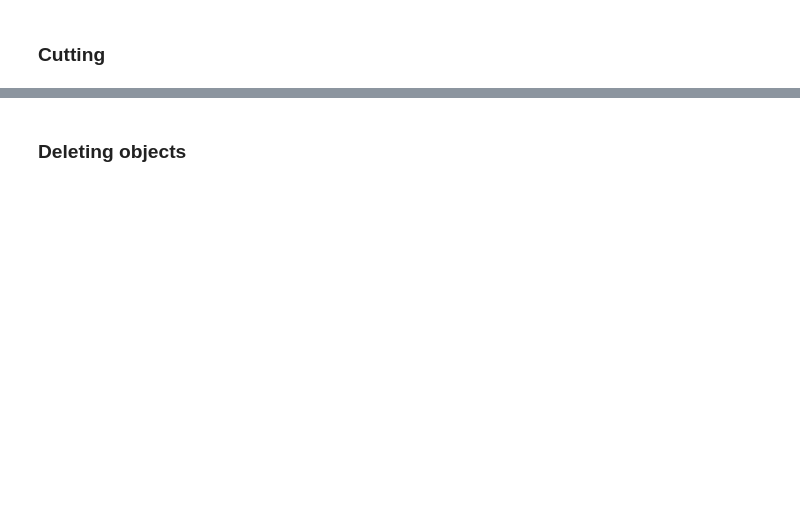
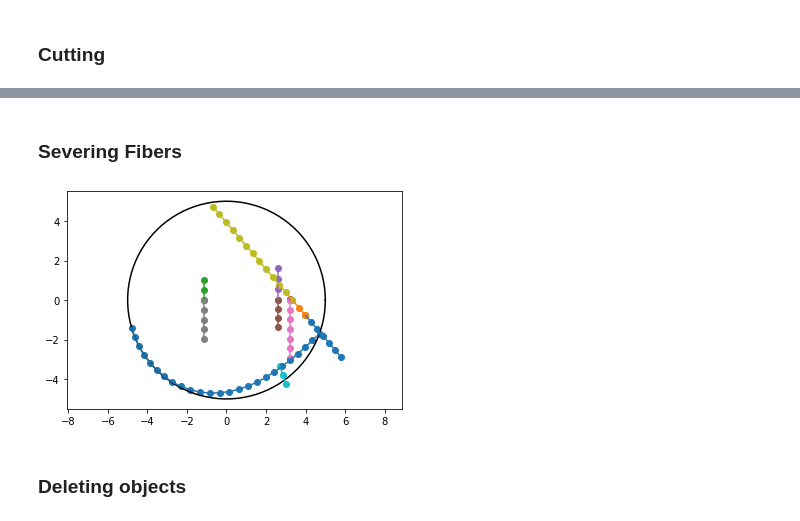
Before and after one commit to andresbonil/cytosim, a Jupyter notebook: cythosim_objects.ipynb, the cells around one changed output, grey strips where cells are left out. Saved outputs shown, nothing was run; the diff lists cells and outputs as text; code cells hidden in the pictures; blank space fills up the shorter version.

```diff
--- a/cythosim_objects.ipynb
+++ b/cythosim_objects.ipynb
@@ -117,3 +116,12 @@ Now 10 fibers
+# %% [markdown]
+### Severing Fibers
+# %%
+fibers = sim.fibers
+frag = fibers[0].severP(1.0)
+fibers.add(frag)
+plot_sim(sim)
+# %% [output]
+[figure, added]
 # %% [markdown]
 ### Deleting objects
 # %%
```
Also changed, not shown: parts of 15 cells of this notebook, 5 other files.
